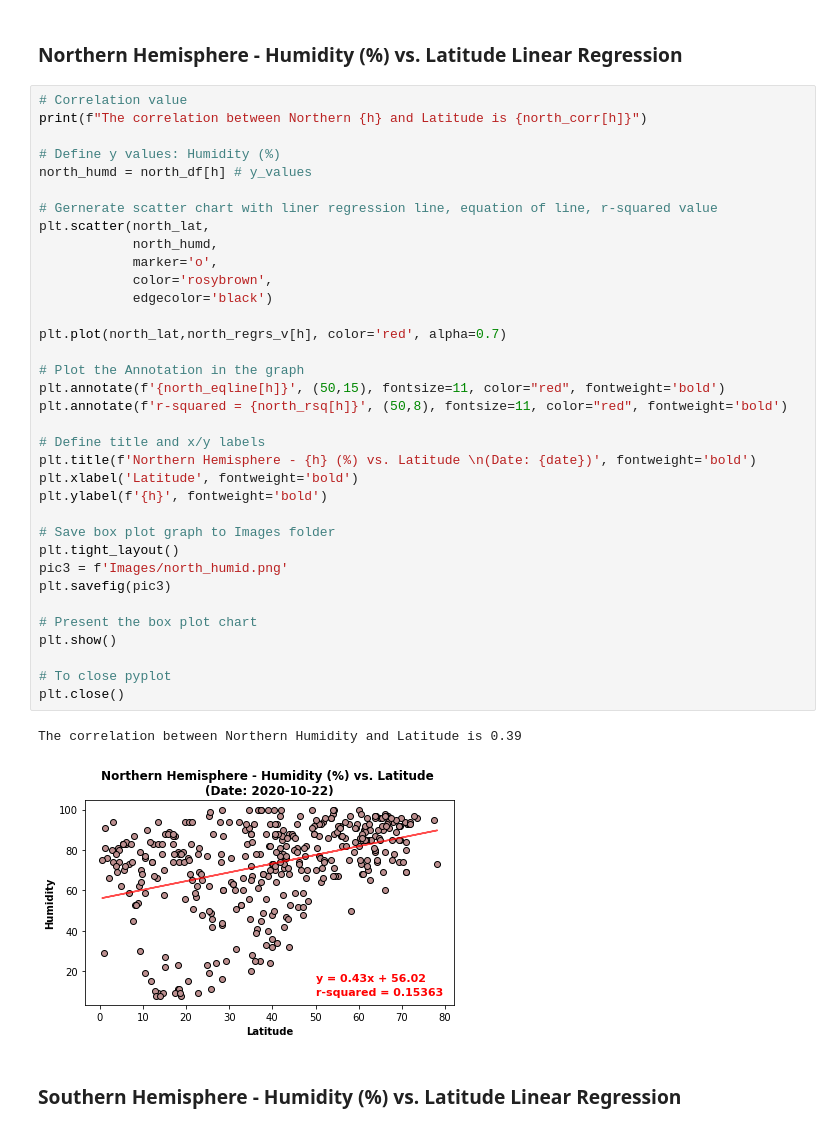
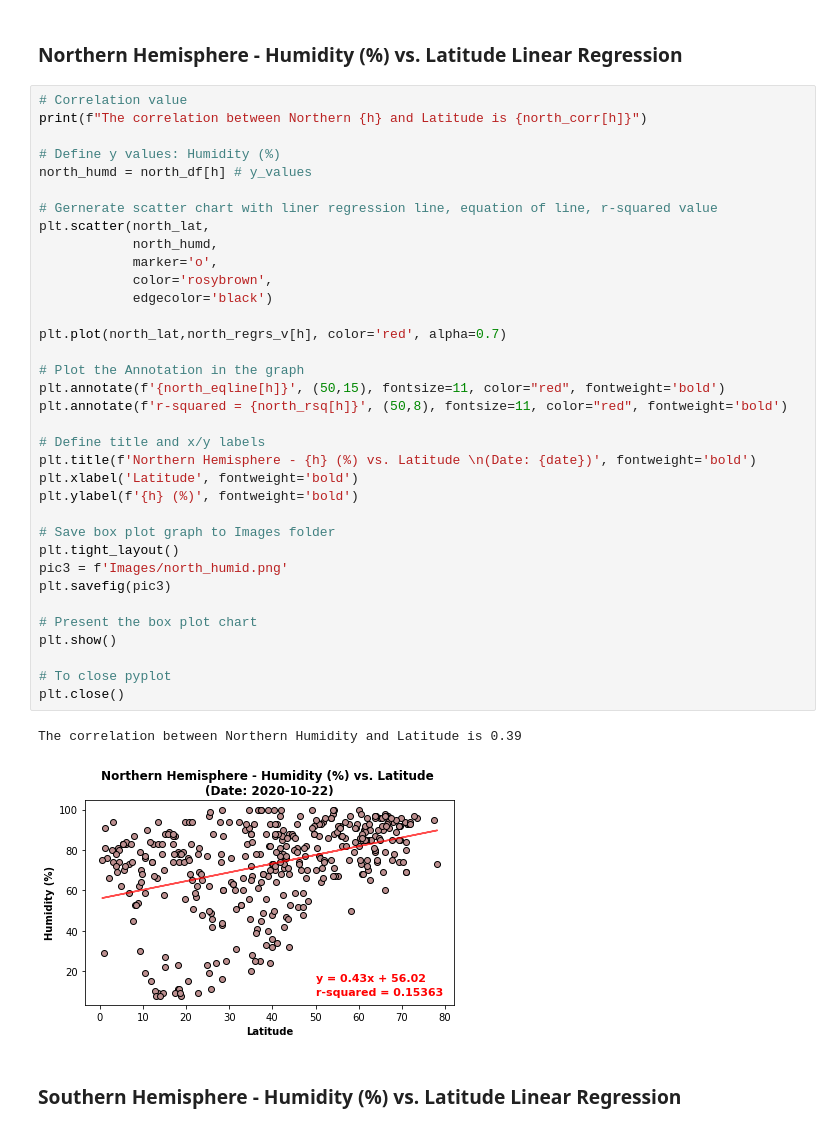
Before and after one commit to abpuccini/API-Challenge, a Jupyter notebook: WeatherPy/WeatherPy.ipynb, the cells around one changed output. Drawn from its saved outputs; the diff is of its cells as text.

```diff
--- a/WeatherPy/WeatherPy.ipynb
+++ b/WeatherPy/WeatherPy.ipynb
@@ -527,35 +527,35 @@ north_humd = north_df[h] # y_values
 
 # Gernerate scatter chart with liner regression line, equation of line, r-squared value
 plt.scatter(north_lat,
             north_humd,
             marker='o',
             color='rosybrown',
             edgecolor='black')
 
 plt.plot(north_lat,north_regrs_v[h], color='red', alpha=0.7)
 
 # Plot the Annotation in the graph
 plt.annotate(f'{north_eqline[h]}', (50,15), fontsize=11, color="red", fontweight='bold')
 plt.annotate(f'r-squared = {north_rsq[h]}', (50,8), fontsize=11, color="red", fontweight='bold')
 
 # Define title and x/y labels
 plt.title(f'Northern Hemisphere - {h} (%) vs. Latitude \n(Date: {date})', fontweight='bold')
 plt.xlabel('Latitude', fontweight='bold')
-plt.ylabel(f'{h}', fontweight='bold')
+plt.ylabel(f'{h} (%)', fontweight='bold')
 
 # Save box plot graph to Images folder
 plt.tight_layout()
 pic3 = f'Images/north_humid.png'
 plt.savefig(pic3)
 
 # Present the box plot chart
 plt.show()
 
 # To close pyplot
 plt.close()
 # %% [output]
 The correlation between Northern Humidity and Latitude is 0.39
-[figure, old version]
+[figure, new version]
 # %% [markdown]
 ###  Southern Hemisphere - Humidity (%) vs. Latitude Linear Regression
 # %%
```
Also changed, not shown: parts of 7 cells of this notebook, 9 other files.
